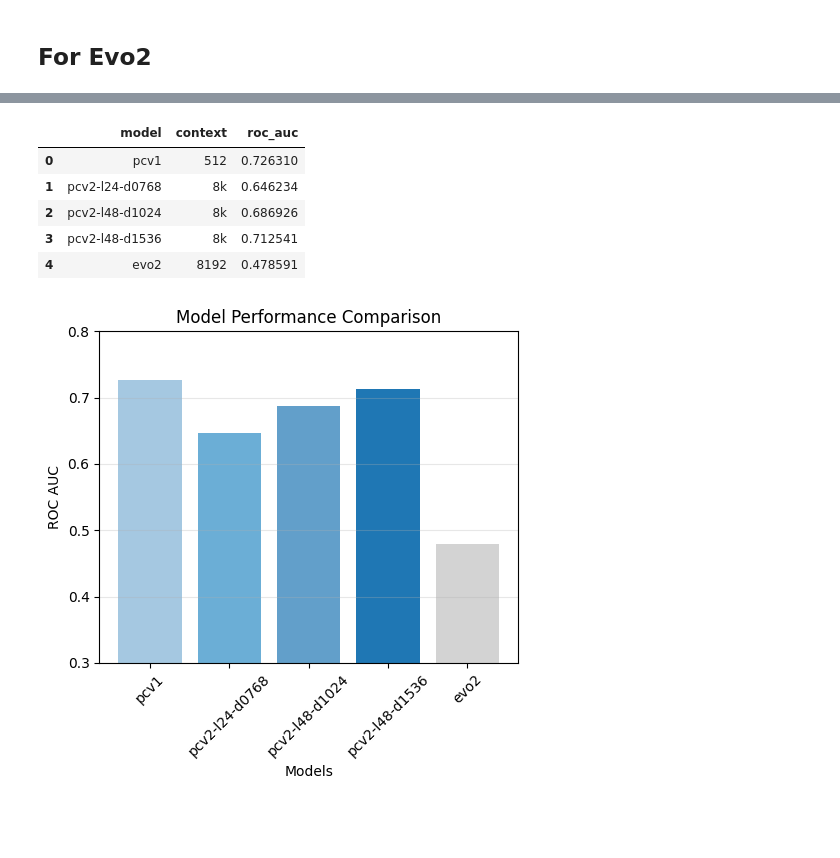
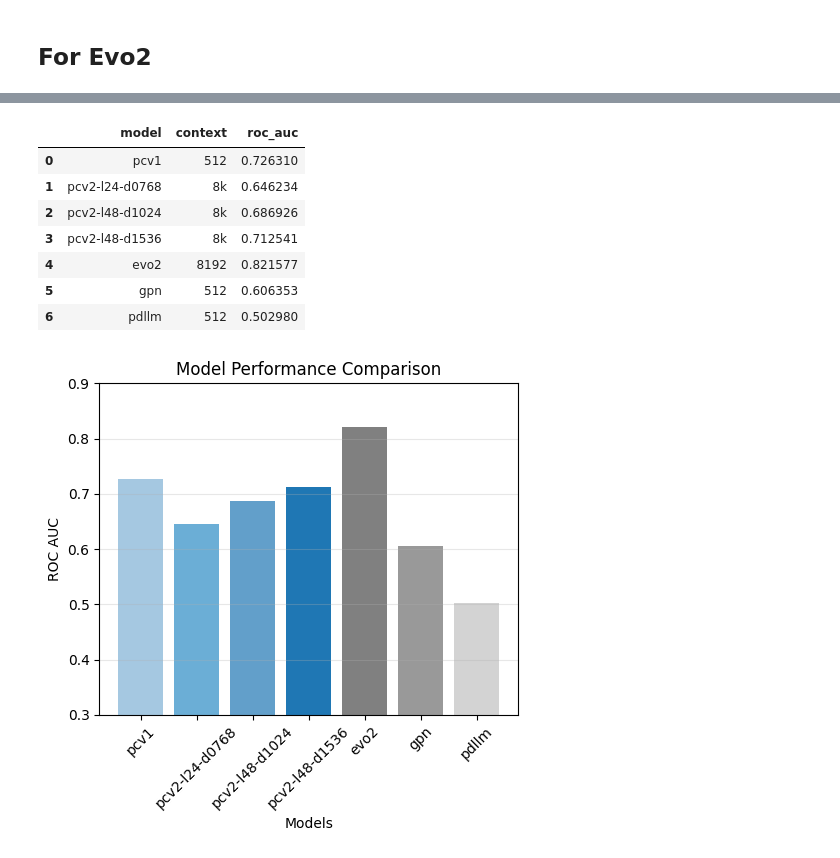
Before and after one commit to plantcad/plantcad2, a Jupyter notebook: pipelines/Poaceae_CDS_PhyloP/figures/plot.ipynb, the cells around one changed output, grey strips where cells are left out. Saved outputs shown, nothing was run; the diff lists cells and outputs as text; code cells hidden in the pictures; blank space fills up the shorter version.

Commit message:
Add GPN and PDLLM baselines performance

```diff
--- a/pipelines/Poaceae_CDS_PhyloP/figures/plot.ipynb
+++ b/pipelines/Poaceae_CDS_PhyloP/figures/plot.ipynb
@@ -106,7 +135,14 @@ neutral[prefix] = scores
+# %%
+logitPath = f'../../../results/Poaceae_CDS_PhyloP/8k/neutral_8k_downsampled_pdllm_logits.tsv'
+logits = pd.read_csv(logitPath, header=None, sep='\t')
+logits.columns = ['A', 'C', 'G', 'T']
+scores = neutral.apply(lambda row: logits.loc[row.name, REF.loc[row.name]],axis=1)
+prefix = f'pdllm'
+neutral[prefix] = scores
 # %% [markdown]
 ## For Evo2
 # %%
-logitPath = f'../../../results/Poaceae_CDS_PhyloP/8k/neutral_8k_downsampled_evo2_logits.tsv'
+logitPath = f'../../../results/Poaceae_CDS_PhyloP/8k/neutral_8k_downsampled_evo2_logits_new.tsv'
 logits = pd.read_csv(logitPath, header=None, sep='\t')
 logits.columns = ['A', 'C', 'G', 'T']
 scores = neutral.apply(lambda row: logits.loc[row.name, REF.loc[row.name]],axis=1)
@@ -158,7 +196,7 @@ for mdl in models:
     roc_auc = auc(fpr, tpr)
     if mdl == 'evo2':
         context = 8192
-    elif mdl == 'pcv1':
+    elif mdl == 'pcv1' or mdl == 'gpn' or mdl == 'pdllm':
         context = 512
     else:
         context = mdl.split('_')[0]
@@ -190,7 +227,7 @@ results_df
 results_df.to_csv('performance_compairson.tsv', sep='\t', index=False)
 # %%
 subsets_df = results_df[12:]
-model_order = ['pcv1', 'pcv2-l24-d0768',  'pcv2-l48-d1024', 'pcv2-l48-d1536', 'evo2']
+model_order = ['pcv1', 'pcv2-l24-d0768',  'pcv2-l48-d1024', 'pcv2-l48-d1536', 'evo2', 'gpn', 'pdllm']
 subsets_df = subsets_df.set_index('model').reindex(model_order).reset_index()
 subsets_df
 # %% [output]
@@ -199,21 +236,23 @@ subsets_df
 | 1 | pcv2-l24-d0768 | 8k | 0.646234 |
 | 2 | pcv2-l48-d1024 | 8k | 0.686926 |
 | 3 | pcv2-l48-d1536 | 8k | 0.712541 |
-| 4 | evo2 | 8192 | 0.478591 |
+| 4 | evo2 | 8192 | 0.821577 |
+| 5 | gpn | 512 | 0.606353 |
+| 6 | pdllm | 512 | 0.502980 |
 # %%
 plt.figure(figsize=(5, 5))
-colors = ['#1f77b466', '#6baed6', '#1f77b4b3', '#1f77b4ff', '#d3d3d3']
+colors = ['#1f77b466', '#6baed6', '#1f77b4b3', '#1f77b4ff', '#808080', '#999999', '#d3d3d3']
 
 bars = plt.bar(subsets_df['model'], subsets_df['roc_auc'], color=colors)
 
 plt.xlabel('Models')
 plt.ylabel('ROC AUC')
 plt.title('Model Performance Comparison')
 plt.xticks(rotation=45)
-plt.ylim(0.3, 0.8)
+plt.ylim(0.3, 0.9)
 plt.grid(True, alpha=0.3, axis='y')
 plt.tight_layout()
 plt.savefig('performance_compairson_8k.pdf', format = 'pdf', bbox_inches = 'tight')
 plt.show()
 # %% [output]
-[figure, old version]
+[figure, new version]
```
Also changed, not shown: parts of 16 cells of this notebook, 1 other file.
